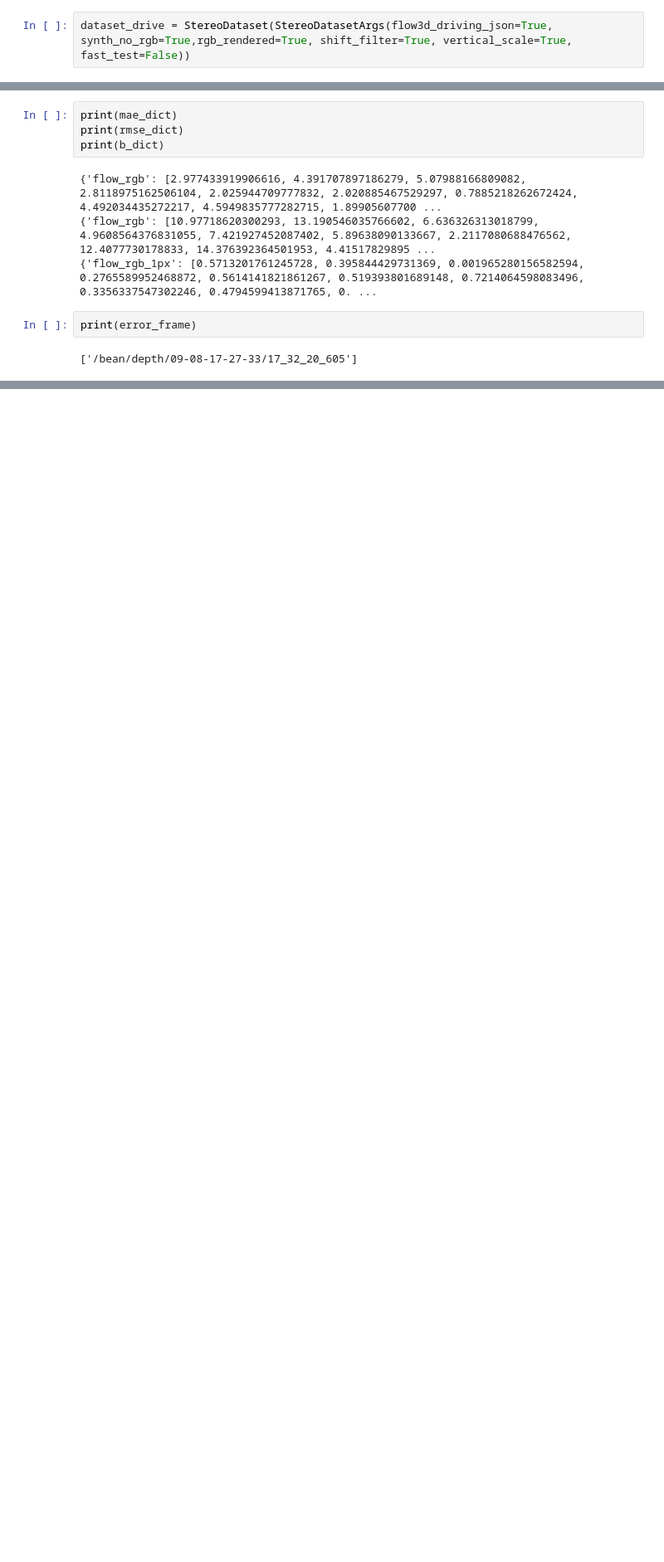
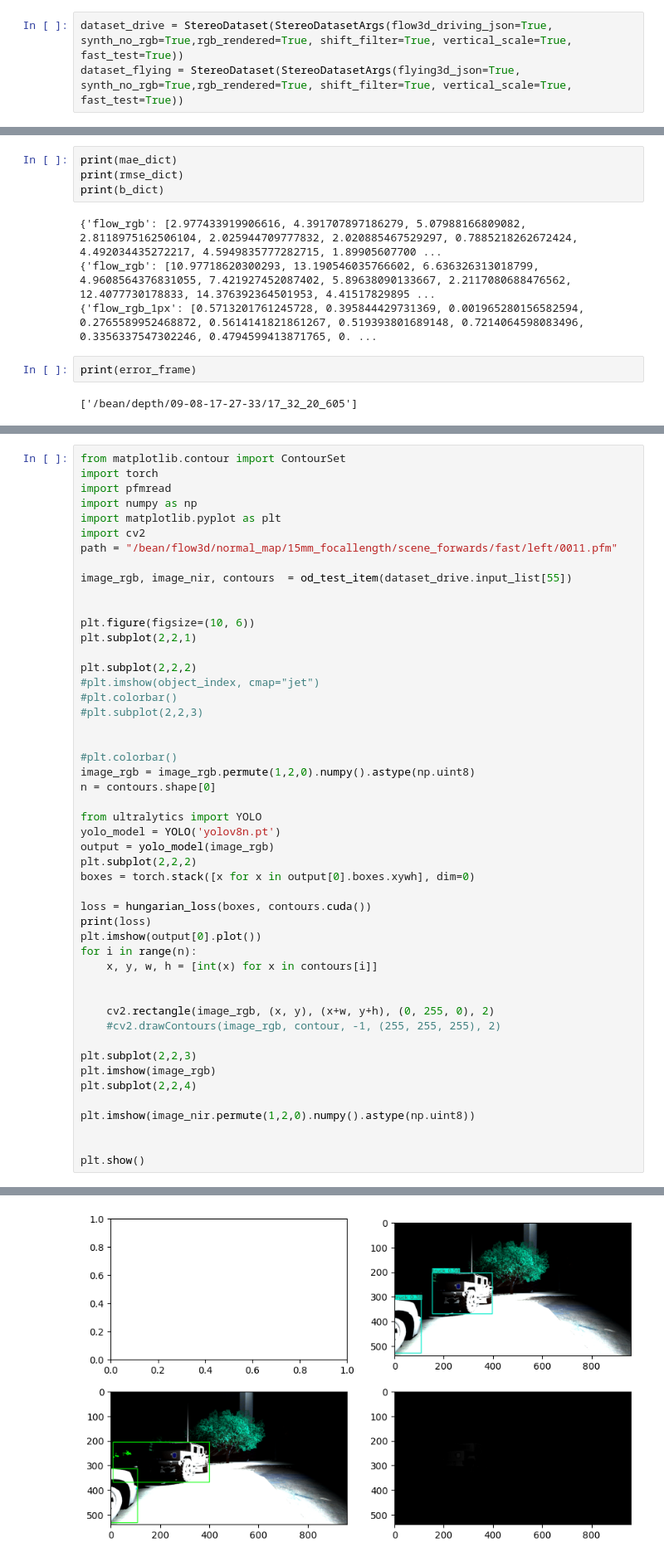
Before and after one commit to divisonofficer/RAFT-Stereo, a Jupyter notebook: ablationstudy.ipynb, the cells around one changed output, grey strips where cells are left out. Shown at 83% size. Cells and saved outputs as stored; diff of their text form; blank space fills up the shorter version.

```diff
--- a/ablationstudy.ipynb
+++ b/ablationstudy.ipynb
@@ -138,4 +232,5 @@ from myutils.disparity import get_raft_stereo
 
 raft_model = get_raft_stereo().cuda()
 # %%
-dataset_drive = StereoDataset(StereoDatasetArgs(flow3d_driving_json=True, synth_no_rgb=True,rgb_rendered=True, shift_filter=True, vertical_scale=True, fast_test=False))
+dataset_drive = StereoDataset(StereoDatasetArgs(flow3d_driving_json=True, synth_no_rgb=True,rgb_rendered=True, shift_filter=True, vertical_scale=True, fast_test=True))
+dataset_flying = StereoDataset(StereoDatasetArgs(flying3d_json=True, synth_no_rgb=True,rgb_rendered=True, shift_filter=True, vertical_scale=True, fast_test=True))
@@ -971,0 +1487,50 @@ print(error_frame)
+# %%
+from matplotlib.contour import ContourSet
+import torch
+import pfmread
+import numpy as np
+import matplotlib.pyplot as plt
+import cv2
+path = "/bean/flow3d/normal_map/15mm_focallength/scene_forwards/fast/left/0011.pfm"
+
+image_rgb, image_nir, contours  = od_test_item(dataset_drive.input_list[55])
+
+
+plt.figure(figsize=(10, 6))
+plt.subplot(2,2,1)
+
+plt.subplot(2,2,2)
+#plt.imshow(object_index, cmap="jet")
+#plt.colorbar()
+#plt.subplot(2,2,3)
+
+
+#plt.colorbar()
+image_rgb = image_rgb.permute(1,2,0).numpy().astype(np.uint8)
+n = contours.shape[0]
+
+from ultralytics import YOLO
+yolo_model = YOLO('yolov8n.pt')
+output = yolo_model(image_rgb)
+plt.subplot(2,2,2)
+boxes = torch.stack([x for x in output[0].boxes.xywh], dim=0)
+
+loss = hungarian_loss(boxes, contours.cuda())
+print(loss)
+plt.imshow(output[0].plot())
+for i in range(n):
+    x, y, w, h = [int(x) for x in contours[i]]
+
+
+    cv2.rectangle(image_rgb, (x, y), (x+w, y+h), (0, 255, 0), 2)
+    #cv2.drawContours(image_rgb, contour, -1, (255, 255, 255), 2)
+
+plt.subplot(2,2,3)
+plt.imshow(image_rgb)
+plt.subplot(2,2,4)
+
+plt.imshow(image_nir.permute(1,2,0).numpy().astype(np.uint8))
+
+
+plt.show()
+# %% [output]
@@ -971,0 +1542 @@ print(error_frame)
+[figure, added]
```
Also changed, not shown: parts of 28 cells of this notebook, 9 other files.
